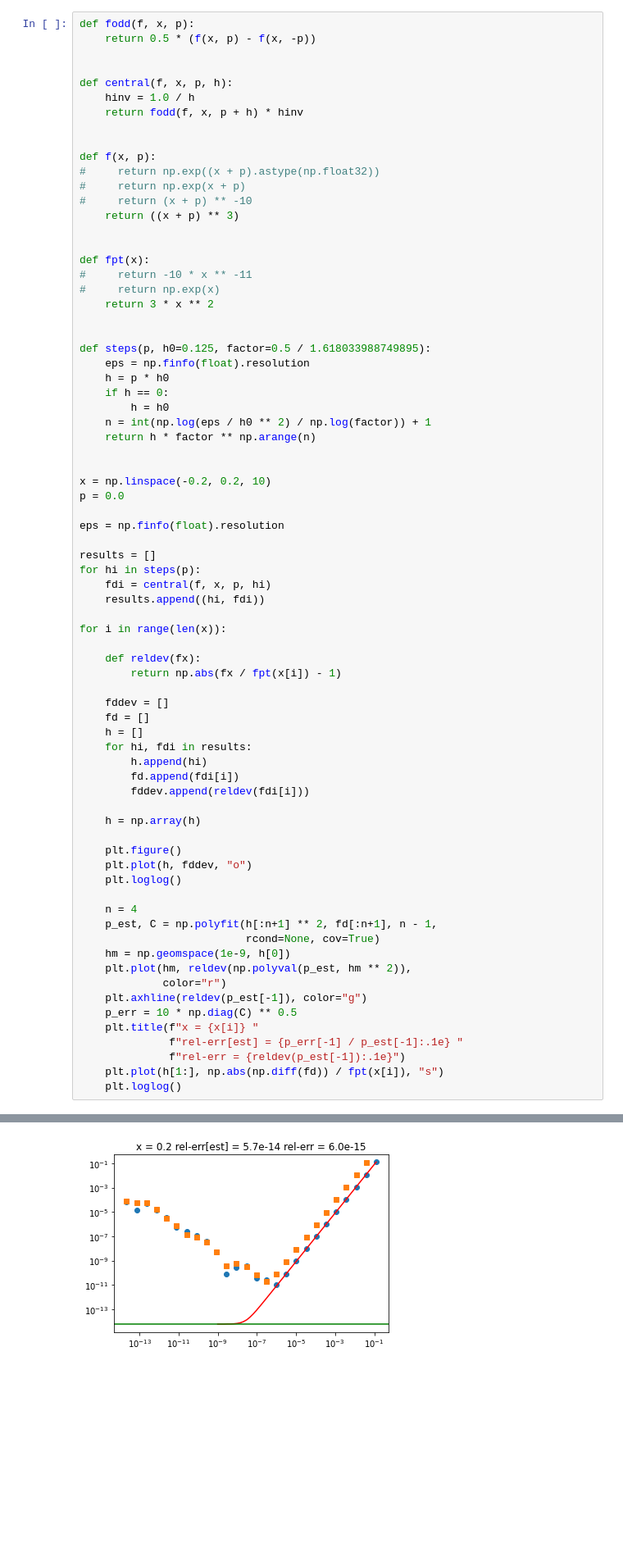
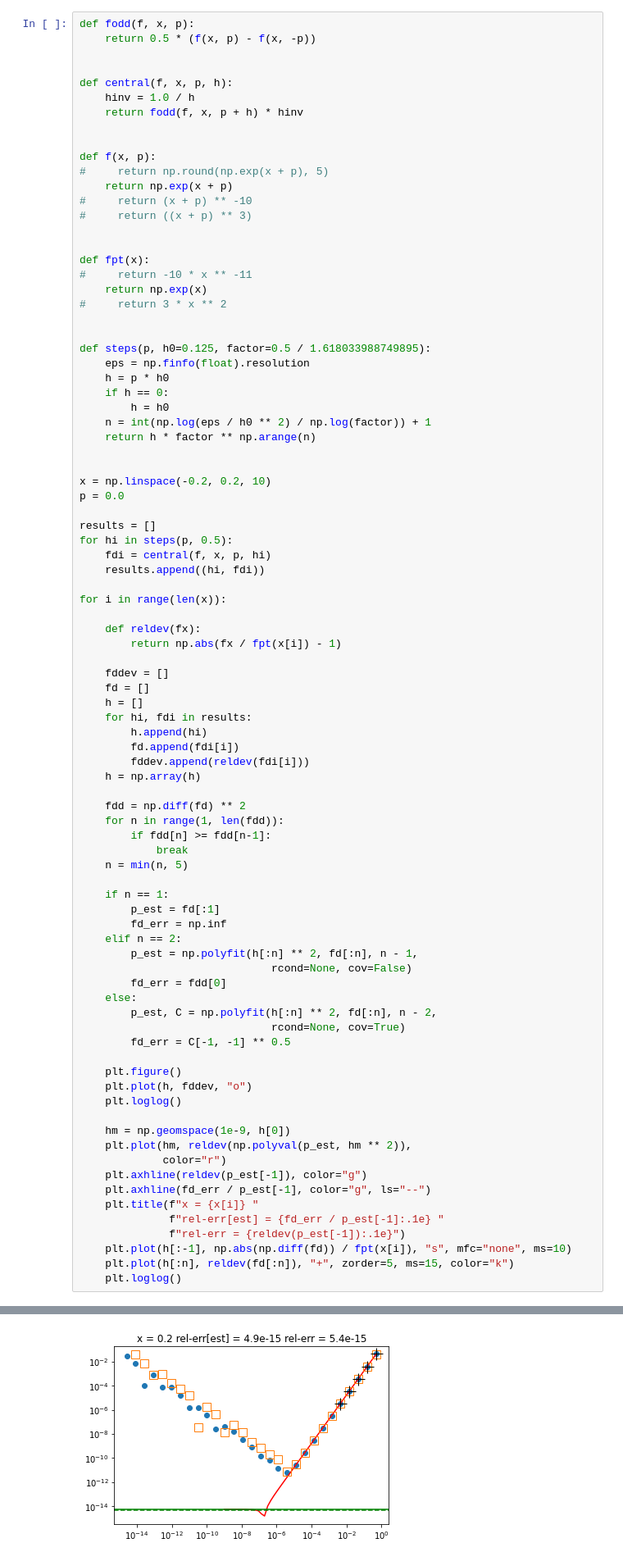
Before and after one commit to HDembinski/jacobi, a Jupyter notebook: notebook/explore.ipynb, the cells around one changed output, grey strips where cells are left out. Shown at 82% size. Drawn from its saved outputs; the diff is of its cells as text; blank space fills up the shorter version.

```diff
--- a/notebook/explore.ipynb
+++ b/notebook/explore.ipynb
@@ -18,16 +18,16 @@ def central(f, x, p, h):
 
 
 def f(x, p):
-#     return np.exp((x + p).astype(np.float32))
-#     return np.exp(x + p)
+#     return np.round(np.exp(x + p), 5)
+    return np.exp(x + p)
 #     return (x + p) ** -10
-    return ((x + p) ** 3)
+#     return ((x + p) ** 3)
 
 
 def fpt(x):
 #     return -10 * x ** -11
-#     return np.exp(x)
-    return 3 * x ** 2
+    return np.exp(x)
+#     return 3 * x ** 2
 
 
 def steps(p, h0=0.125, factor=0.5 / 1.618033988749895):
@@ -42,10 +42,8 @@ def steps(p, h0=0.125, factor=0.5 / 1.618033988749895):
 x = np.linspace(-0.2, 0.2, 10)
 p = 0.0
 
-eps = np.finfo(float).resolution
-
 results = []
-for hi in steps(p):
+for hi in steps(p, 0.5):
     fdi = central(f, x, p, hi)
     results.append((hi, fdi))
 
@@ -61,24 +59,39 @@ for i in range(len(x)):
         h.append(hi)
         fd.append(fdi[i])
         fddev.append(reldev(fdi[i]))
+    h = np.array(h)
 
-    h = np.array(h)
+    fdd = np.diff(fd) ** 2
+    for n in range(1, len(fdd)):
+        if fdd[n] >= fdd[n-1]:
+            break
+    n = min(n, 5)
+
+    if n == 1:
+        p_est = fd[:1]
+        fd_err = np.inf
+    elif n == 2:
+        p_est = np.polyfit(h[:n] ** 2, fd[:n], n - 1,
+                              rcond=None, cov=False)
+        fd_err = fdd[0]
+    else:
+        p_est, C = np.polyfit(h[:n] ** 2, fd[:n], n - 2,
+                              rcond=None, cov=True)
+        fd_err = C[-1, -1] ** 0.5
 
     plt.figure()
     plt.plot(h, fddev, "o")
     plt.loglog()
 
-    n = 4
-    p_est, C = np.polyfit(h[:n+1] ** 2, fd[:n+1], n - 1,
-                          rcond=None, cov=True)
     hm = np.geomspace(1e-9, h[0])
     plt.plot(hm, reldev(np.polyval(p_est, hm ** 2)),
              color="r")
     plt.axhline(reldev(p_est[-1]), color="g")
-    p_err = 10 * np.diag(C) ** 0.5
+    plt.axhline(fd_err / p_est[-1], color="g", ls="--")
     plt.title(f"x = {x[i]} "
-              f"rel-err[est] = {p_err[-1] / p_est[-1]:.1e} "
+              f"rel-err[est] = {fd_err / p_est[-1]:.1e} "
               f"rel-err = {reldev(p_est[-1]):.1e}")
-    plt.plot(h[1:], np.abs(np.diff(fd)) / fpt(x[i]), "s")
+    plt.plot(h[:-1], np.abs(np.diff(fd)) / fpt(x[i]), "s", mfc="none", ms=10)
+    plt.plot(h[:n], reldev(fd[:n]), "+", zorder=5, ms=15, color="k")
     plt.loglog()
 # %% [output]
@@ -94,2 +107,2 @@ for i in range(len(x)):
-[figure, old version]
+[figure, new version]
 # %%
```
Also changed, not shown: parts of 15 cells of this notebook, 1 other file.
